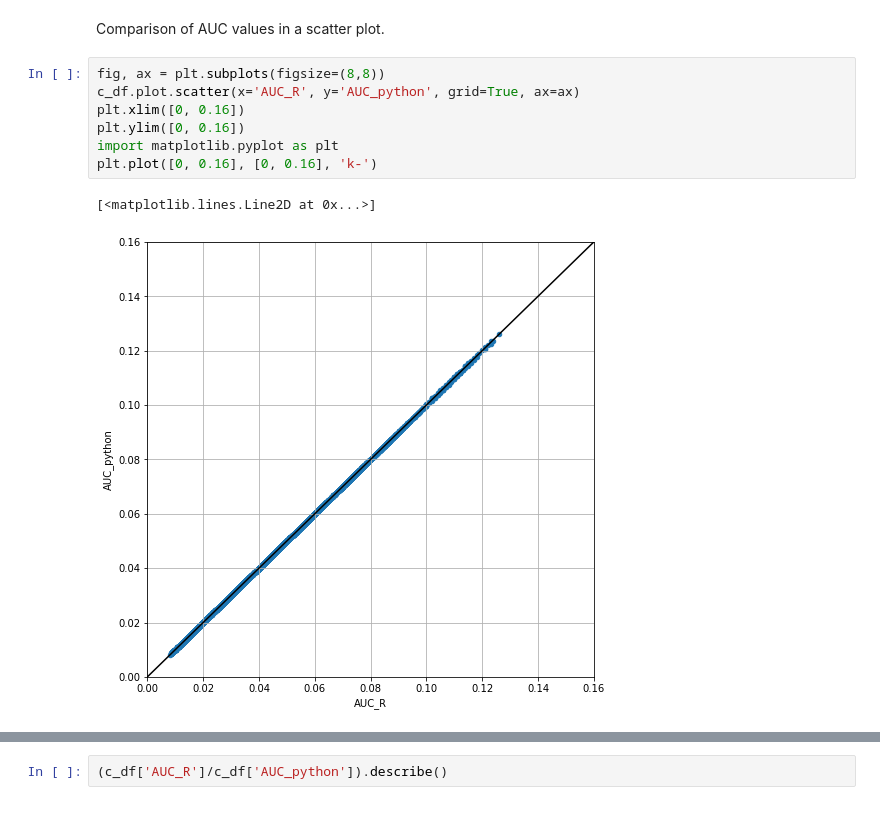
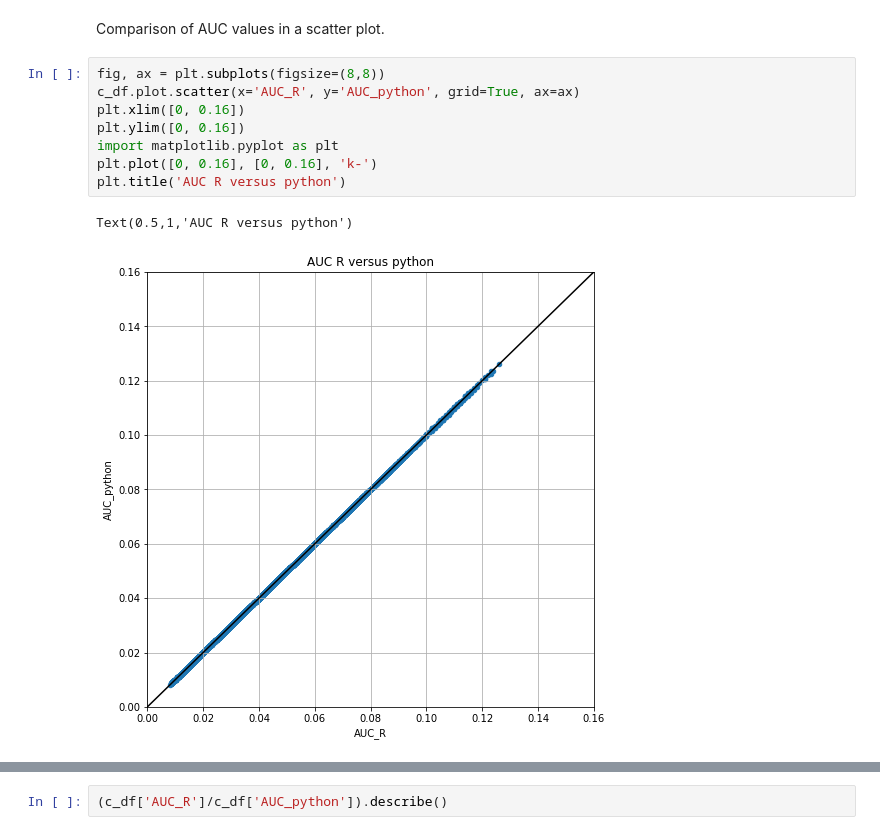
Before and after one commit to aertslab/pySCENIC, a Jupyter notebook: notebooks/pySCENIC - Comparison to R implementation of the pipeline.ipynb, the cells around one changed output, grey strips where cells are left out. Drawn from its saved outputs; the diff is of its cells as text.

```diff
--- a/notebooks/pySCENIC - Comparison to R implementation of the pipeline.ipynb
+++ b/notebooks/pySCENIC - Comparison to R implementation of the pipeline.ipynb
@@ -491,10 +494,11 @@ Comparison of AUC values in a scatter plot.
 # %%
 fig, ax = plt.subplots(figsize=(8,8))
 c_df.plot.scatter(x='AUC_R', y='AUC_python', grid=True, ax=ax)
 plt.xlim([0, 0.16])
 plt.ylim([0, 0.16])
 import matplotlib.pyplot as plt
 plt.plot([0, 0.16], [0, 0.16], 'k-')
+plt.title('AUC R versus python')
 # %% [output]
-[<matplotlib.lines.Line2D at 0x...>]
+Text(0.5,1,'AUC R versus python')
-[figure, old version]
+[figure, new version]
```
Also changed, not shown: parts of 37 cells of this notebook.
